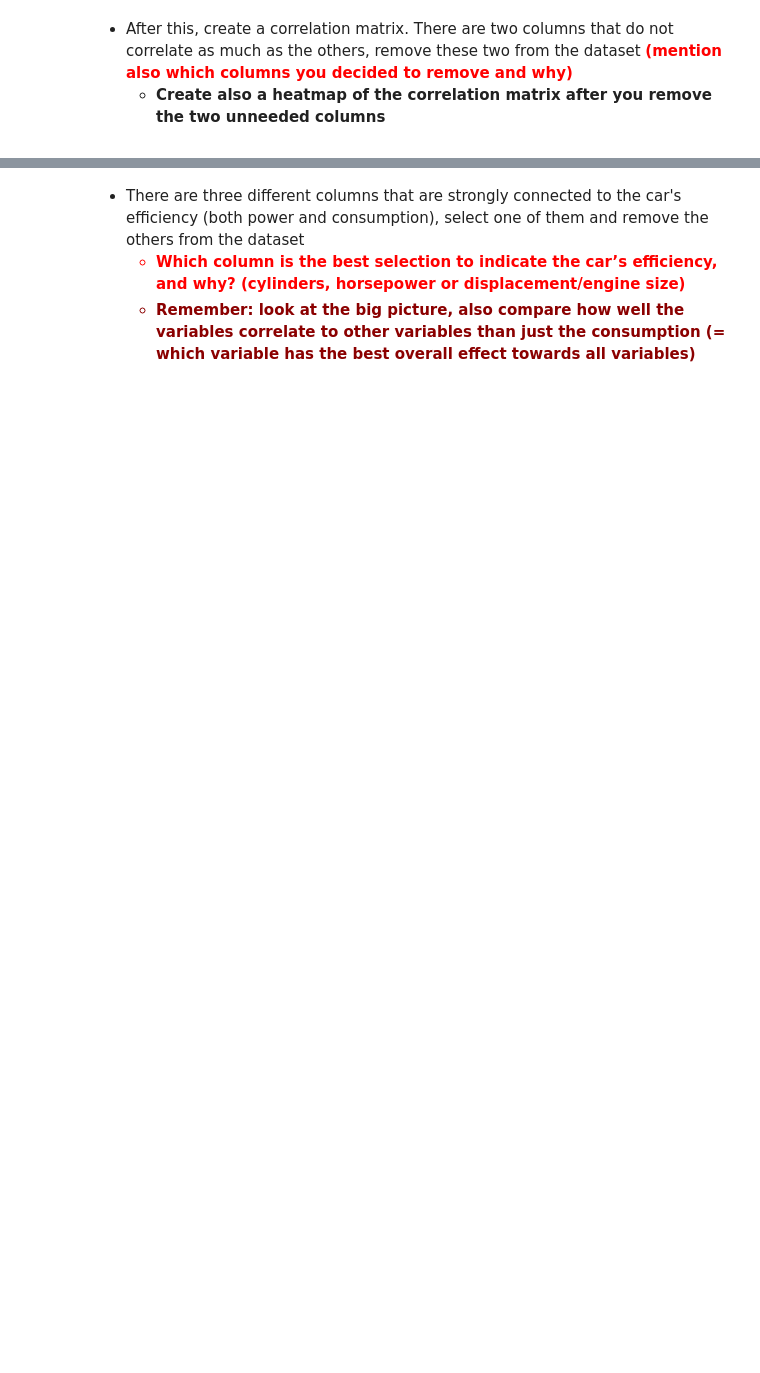
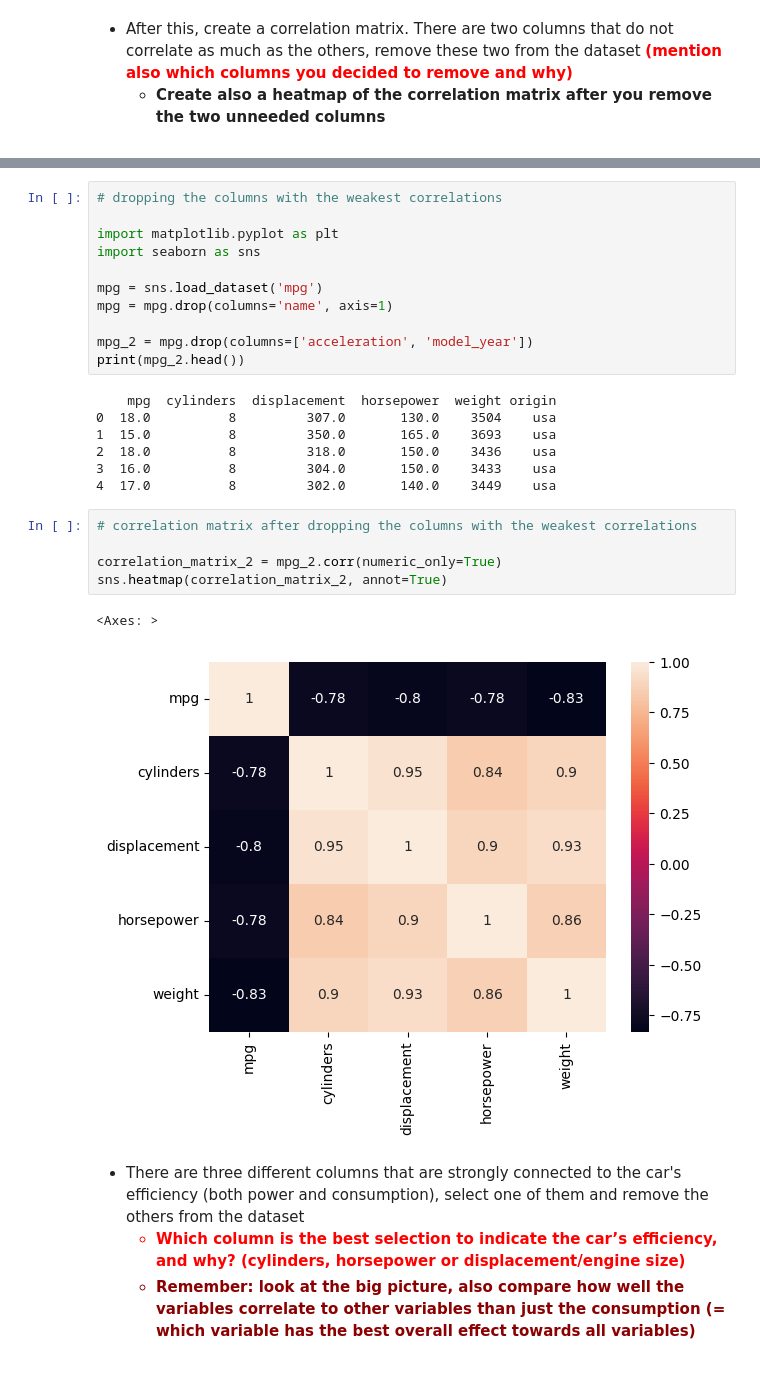
Before and after one commit to praveens23108/Data-Analytics-Exercises, a Jupyter notebook: DataAnalyticsExerciseSet3.ipynb, the cells around one changed output, grey strips where cells are left out. Cells and saved outputs as stored; diff of their text form; blank space fills up the shorter version.

```diff
--- a/DataAnalyticsExerciseSet3.ipynb
+++ b/DataAnalyticsExerciseSet3.ipynb
@@ -255,3 +291,29 @@ remove these two from the dataset <span style="color: red; font-weight: bold;">(
+# %%
+# dropping the columns with the weakest correlations
+
+import matplotlib.pyplot as plt
+import seaborn as sns
+
+mpg = sns.load_dataset('mpg')
+mpg = mpg.drop(columns='name', axis=1)
+
+mpg_2 = mpg.drop(columns=['acceleration', 'model_year'])
+print(mpg_2.head())
+# %% [output]
+    mpg  cylinders  displacement  horsepower  weight origin
+0  18.0          8         307.0       130.0    3504    usa
+1  15.0          8         350.0       165.0    3693    usa
+2  18.0          8         318.0       150.0    3436    usa
+3  16.0          8         304.0       150.0    3433    usa
+4  17.0          8         302.0       140.0    3449    usa
+# %%
+# correlation matrix after dropping the columns with the weakest correlations
+
+correlation_matrix_2 = mpg_2.corr(numeric_only=True)
+sns.heatmap(correlation_matrix_2, annot=True)
+# %% [output]
+<Axes: >
+[figure, added]
 # %% [markdown]
 <ul>
 <li>There are three different columns that are strongly
```
Also changed, not shown: parts of 39 cells of this notebook.
